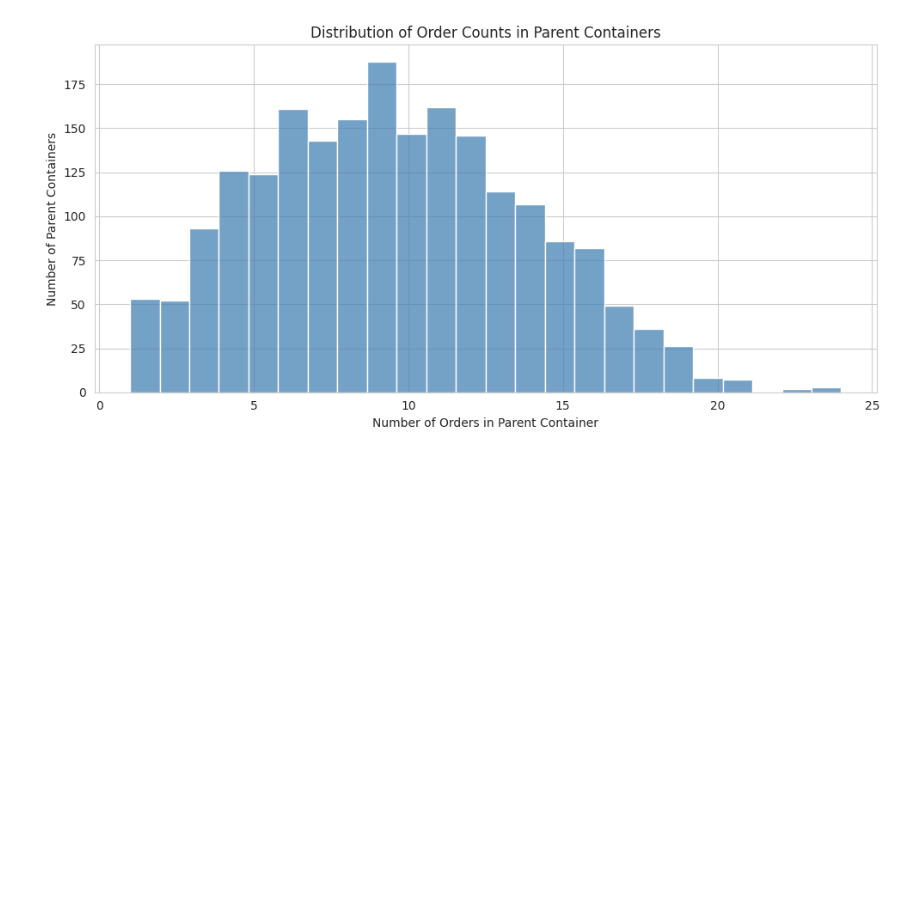
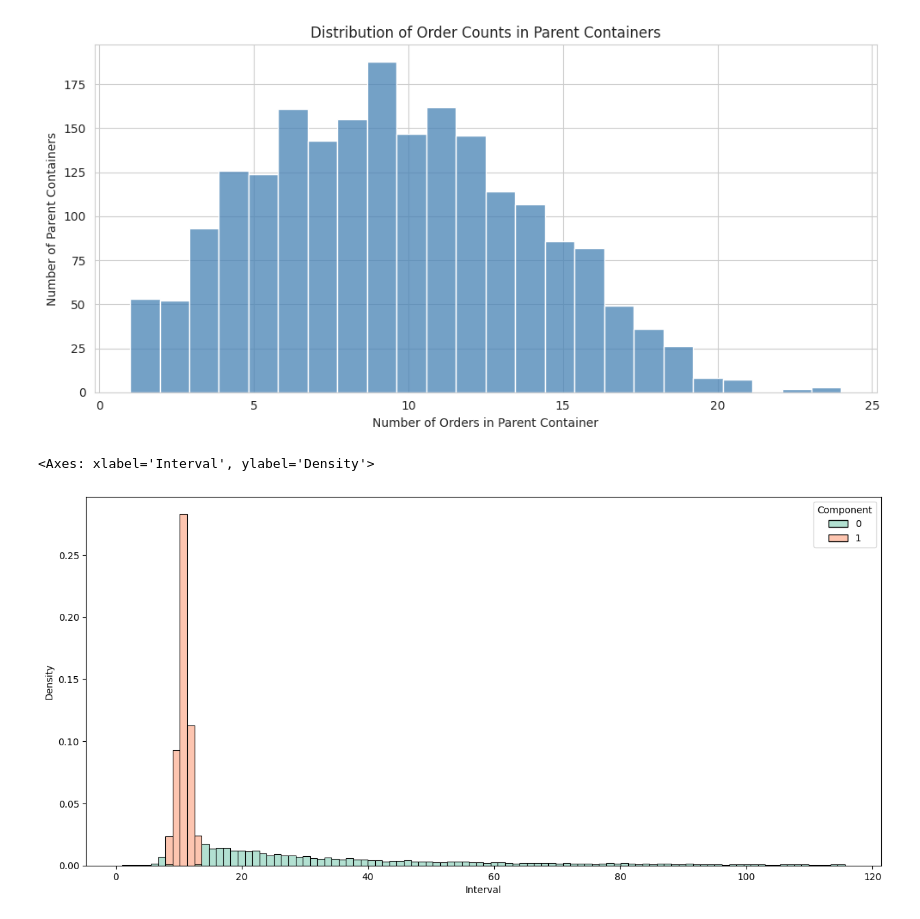
Before and after one commit to TomTom2028/SoftwareSim, a Jupyter notebook: AnalysisData.ipynb, the cells around one changed output. Saved outputs shown, nothing was run; the diff lists cells and outputs as text; code cells hidden in the pictures; blank space fills up the shorter version.

```diff
--- a/AnalysisData.ipynb
+++ b/AnalysisData.ipynb
@@ -627,3 +627,26 @@ plt.tight_layout()
 # %%
 # TODO: correlatiescores erbij (ik wil weten wat is de correlatie tussen items in dzelfde parent container)
 # TODO: zelfde behandeling als parent containers voor de orders.
+# %%
+from sklearn.mixture import GaussianMixture
+import numpy as np
+
+# Reshape required for scikit-learn
+fixed_intervals = filtered_intervals#[filtered_intervals<=20].dropna()
+X = fixed_intervals.values.reshape(-1, 1)
+
+# Fit GMM with 2 components
+gmm = GaussianMixture(n_components=2)
+gmm.fit(X)
+
+# Predict which component each interval belongs to
+labels = gmm.predict(X)
+
+# Add to your DataFrame for exploration
+intervals_df = pd.DataFrame({'Interval': fixed_intervals.values, 'Component': labels})
+
+plt.figure(figsize=(15, 7))
+sns.histplot(data=intervals_df, x='Interval', hue='Component', bins=100, stat='density', palette='Set2')
+# %% [output]
+<Axes: xlabel='Interval', ylabel='Density'>
+[figure, added]
```
Also changed, not shown: parts of 6 cells of this notebook.
